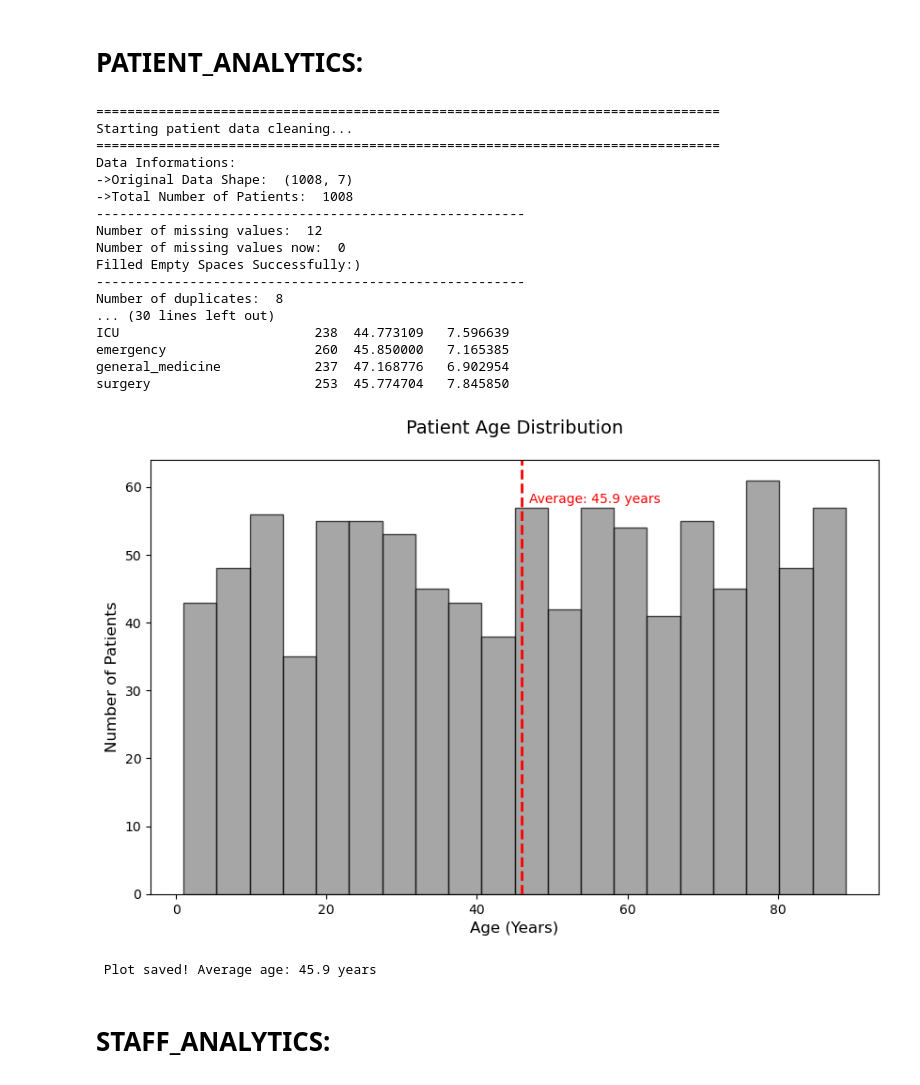
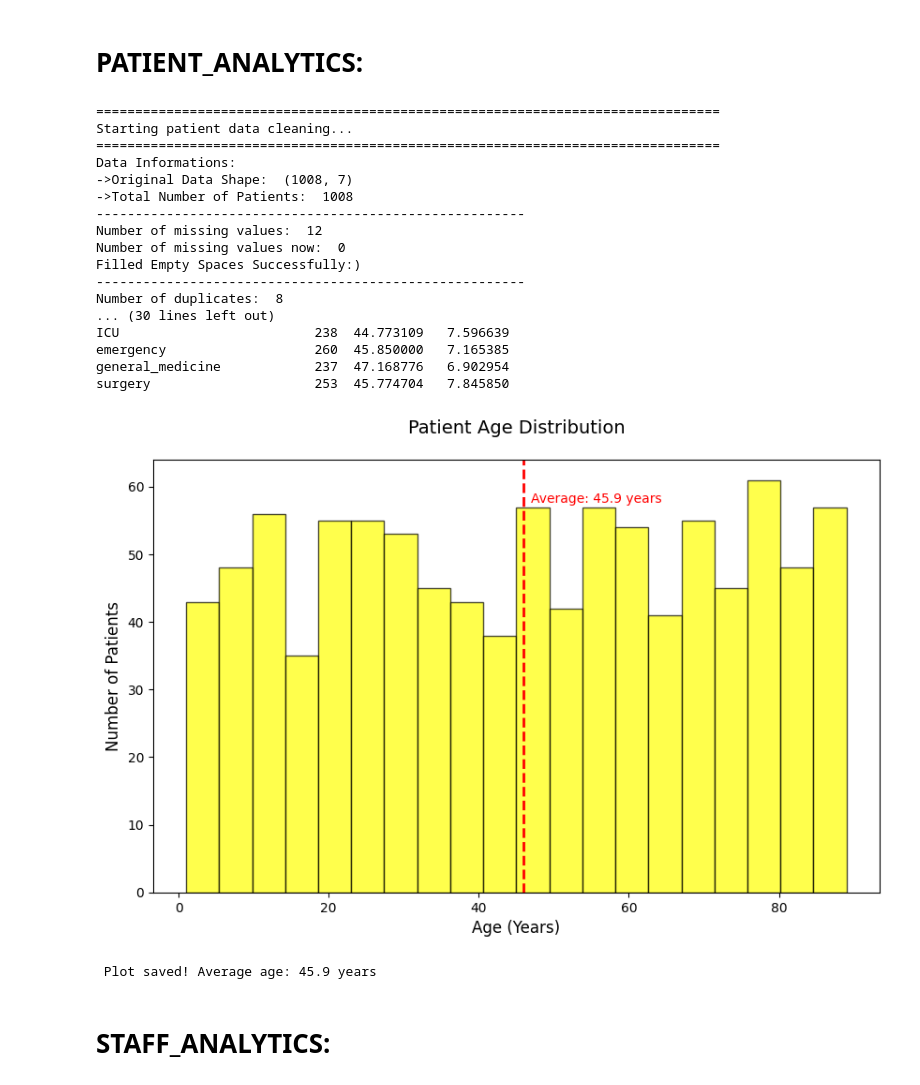
Before and after one commit to Esha-Mirza/Hospital-Bed-Management-Staff-and-Patient-Analysis, a Jupyter notebook: Notebook/Hospitalbook.ipynb, the cells around one changed output. Cells and saved outputs as stored; diff of their text form; code cells hidden in the pictures.

```diff
--- a/Notebook/Hospitalbook.ipynb
+++ b/Notebook/Hospitalbook.ipynb
@@ -202,7 +202,7 @@ class PatientAnalytics:
 
         plt.figure(figsize=(10, 6))
 
-        plt.hist(clean_PAT_data['age'],bins=20,color='grey',edgecolor='black',alpha=0.7)
+        plt.hist(clean_PAT_data['age'],bins=20,color='yellow',edgecolor='black',alpha=0.7)
 
         plt.title('Patient Age Distribution', fontsize=14, pad=20)
         plt.xlabel('Age (Years)', fontsize=12)
@@ -216,34 +216,34 @@ class PatientAnalytics:
         plt.savefig(f'{FIGURES}/patient_age_histogram.png')
         plt.show()
 
 
         print(f" Plot saved! Average age: {avg_age:.1f} years")
 
 
 analyzer = PatientAnalytics()
 clean_PAT_data = analyzer.clean_patient_data(patient_df)
 data_with_stay = analyzer.calculate_length_of_stay(clean_PAT_data)
 analyzer.service_distribution(data_with_stay)
 histogram=analyzer.plot_age_distribution(clean_PAT_data)
 # %% [output]
 ================================================================================
 Starting patient data cleaning...
 ================================================================================
 Data Informations:
 ->Original Data Shape:  (1008, 7)
 ->Total Number of Patients:  1008
 -------------------------------------------------------
 Number of missing values:  12
 Number of missing values now:  0
 Filled Empty Spaces Successfully:)
 -------------------------------------------------------
 Number of duplicates:  8
 ... (30 lines left out)
 ICU                         238  44.773109   7.596639
 emergency                   260  45.850000   7.165385
 general_medicine            237  47.168776   6.902954
 surgery                     253  45.774704   7.845850
-[figure, old version]
+[figure, new version]
  Plot saved! Average age: 45.9 years
 # %% [markdown]
 # STAFF_ANALYTICS:
```
Also changed, not shown: parts of 4 cells of this notebook, 10 other files.
